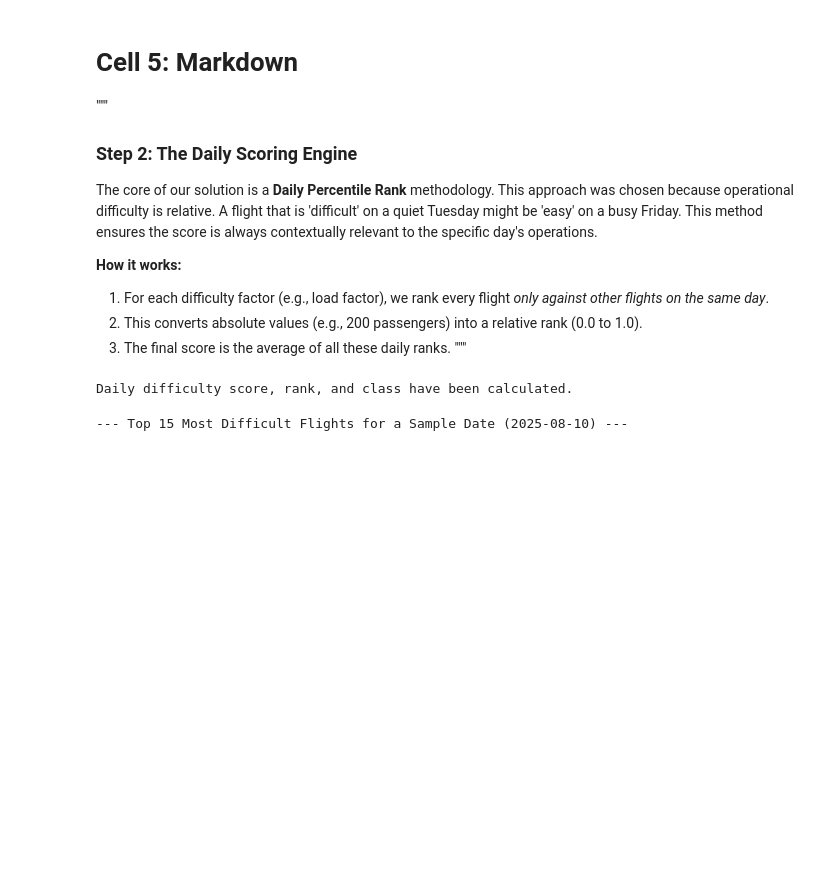
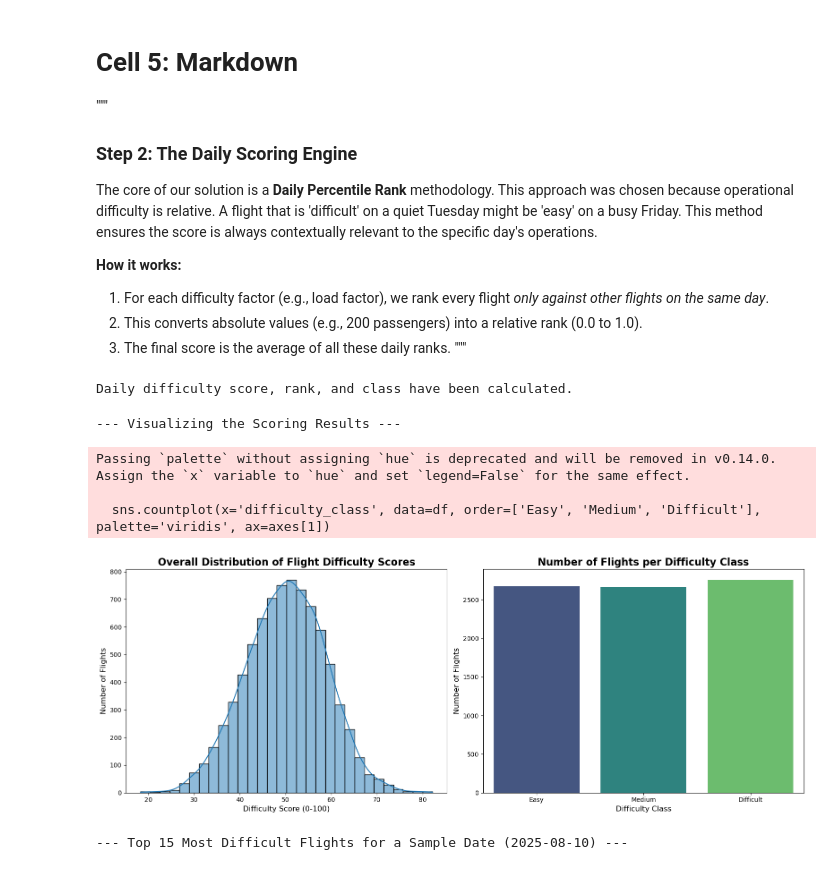
Before and after one commit to Kshitijkrojha/TEAM-SAMURAI-, a Jupyter notebook: notebooks/2_Solution_Flight_Difficulty_Score.ipynb, the cells around one changed output. Cells and saved outputs as stored; diff of their text form; code cells hidden in the pictures; blank space fills up the shorter version.

```diff
--- a/notebooks/2_Solution_Flight_Difficulty_Score.ipynb
+++ b/notebooks/2_Solution_Flight_Difficulty_Score.ipynb
@@ -94,6 +94,56 @@ df['difficulty_class'] = df.groupby('scheduled_departure_date_local')['difficult
 print("Daily difficulty score, rank, and class have been calculated.")
 # %% [output]
 Daily difficulty score, rank, and class have been calculated.
+# %%
+# Cell for Visualizing the Scoring Results
+
+# --- First, we run the same scoring code to ensure the columns exist ---
+difficulty_features = {
+    'load_factor': True, 'ssr_per_pax': True, 'child_ratio': True, 'basic_economy_ratio': True,
+    'bags_per_pax': True, 'is_international': True, 'ground_time_deficit': False,
+    'fleet_complexity_score': True, 'time_pressure_score': True, 'is_high_risk_transfer': True
+}
+score_ranks = []
+for feature, higher_is_worse in difficulty_features.items():
+    rank_col = f'{feature}_rank'
+    df[rank_col] = df.groupby('scheduled_departure_date_local')[feature].rank(pct=True)
+    if not higher_is_worse: df[rank_col] = 1 - df[rank_col]
+    score_ranks.append(rank_col)
+
+df['difficulty_score'] = df[score_ranks].mean(axis=1) * 100
+df['difficulty_rank_daily'] = df.groupby('scheduled_departure_date_local')['difficulty_score'].rank(method='dense', ascending=False)
+df['difficulty_class'] = df.groupby('scheduled_departure_date_local')['difficulty_score'].transform(
+    lambda x: pd.qcut(x, q=[0, 0.33, 0.66, 1.0], labels=['Easy', 'Medium', 'Difficult'], duplicates='drop')
+)
+
+# --- NEW VISUALIZATION CODE ---
+
+print("\n--- Visualizing the Scoring Results ---")
+
+# Create a figure with two subplots side-by-side
+fig, axes = plt.subplots(1, 2, figsize=(16, 6))
+
+# --- Visualization 1: Distribution of the Difficulty Score ---
+sns.histplot(df['difficulty_score'], bins=30, kde=True, ax=axes[0])
+axes[0].set_title('Overall Distribution of Flight Difficulty Scores', fontsize=16, weight='bold')
+axes[0].set_xlabel('Difficulty Score (0-100)', fontsize=12)
+axes[0].set_ylabel('Number of Flights', fontsize=12)
+
+# --- Visualization 2: Count of Flights in Each Difficulty Class ---
+sns.countplot(x='difficulty_class', data=df, order=['Easy', 'Medium', 'Difficult'], palette='viridis', ax=axes[1])
+axes[1].set_title('Number of Flights per Difficulty Class', fontsize=16, weight='bold')
+axes[1].set_xlabel('Difficulty Class', fontsize=12)
+axes[1].set_ylabel('Number of Flights', fontsize=12)
+
+# --- Final Formatting ---
+plt.tight_layout()
+plt.show()
+# %% [output]
+--- Visualizing the Scoring Results ---
+Passing `palette` without assigning `hue` is deprecated and will be removed in v0.14.0. Assign the `x` variable to `hue` and set `legend=False` for the same effect.
+
+  sns.countplot(x='difficulty_class', data=df, order=['Easy', 'Medium', 'Difficult'], palette='viridis', ax=axes[1])
+[figure, added]
 # %%
 # Cell 7: Output and Verification
 print("--- Top 15 Most Difficult Flights for a Sample Date (2025-08-10) ---")
```
Also changed, not shown: 6 other files.
